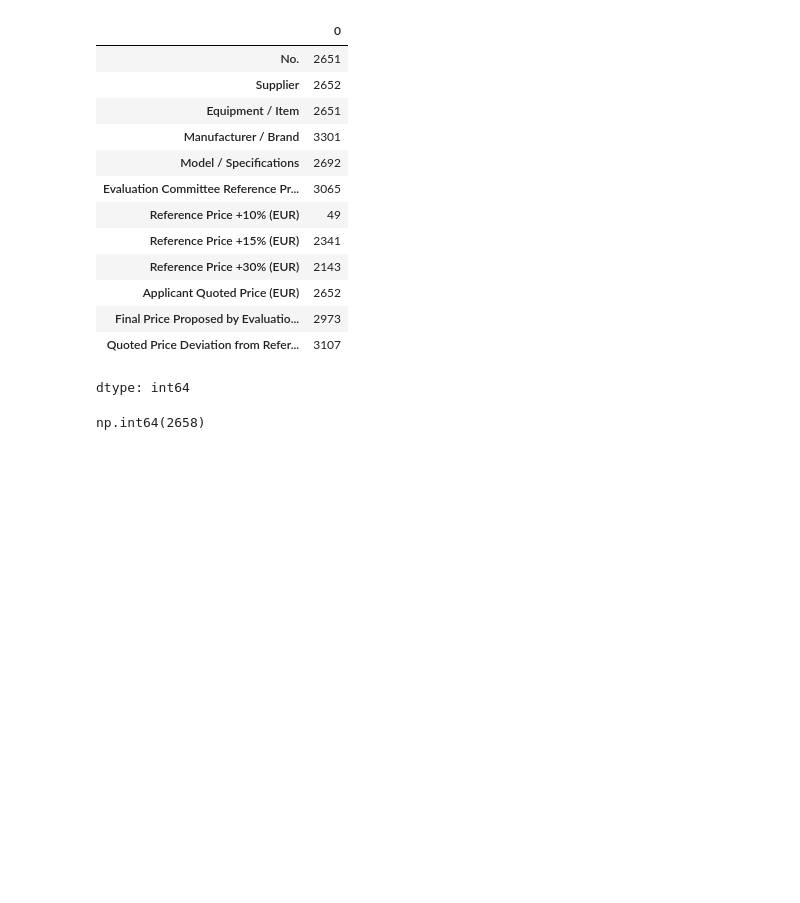
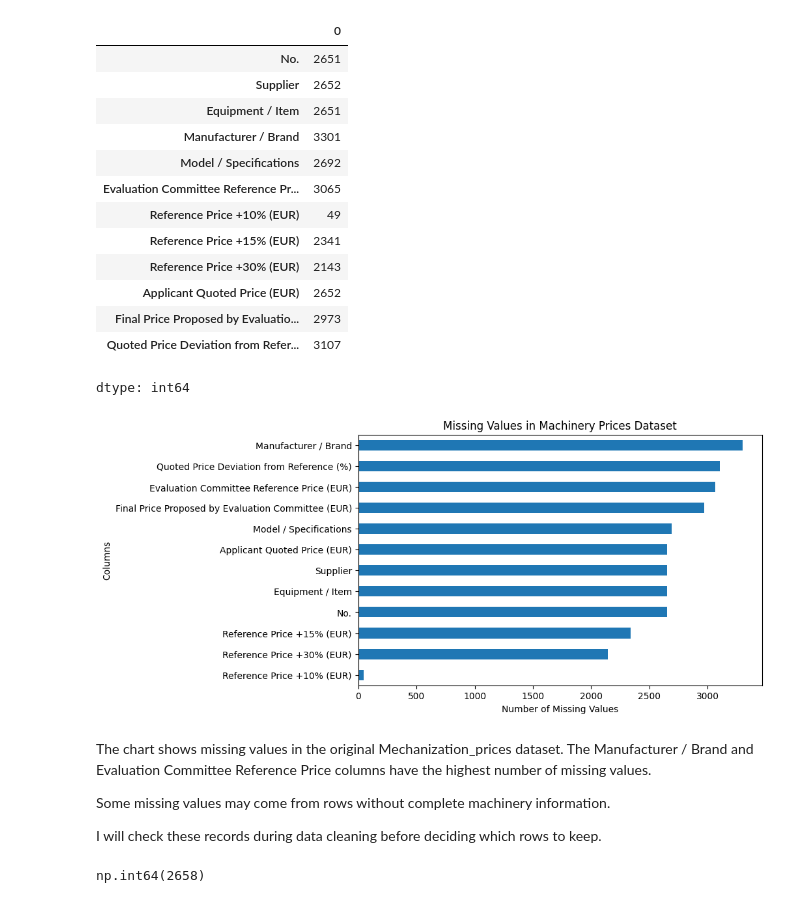
Before and after one commit to milatovicdanka90-maker/dsb_capstone, a Jupyter notebook: 01_EDA.ipynb, the cells around one changed output. Saved outputs shown, nothing was run; the diff lists cells and outputs as text; code cells hidden in the pictures; blank space fills up the shorter version.

```diff
--- a/01_EDA.ipynb
+++ b/01_EDA.ipynb
@@ -84,6 +85,27 @@ prices.isnull().sum()
 | Final Price Proposed by Evaluatio... | 2973 |
 | Quoted Price Deviation from Refer... | 3107 |
 dtype: int64
+# %%
+# Missing values visualization
+
+missing = prices.isnull().sum()
+
+plt.figure(figsize=(8, 5))
+
+missing.sort_values().plot(kind="barh")
+
+plt.title("Missing Values in Machinery Prices Dataset")
+plt.xlabel("Number of Missing Values")
+plt.ylabel("Columns");
+# %% [output]
+[figure, added]
+# %% [markdown]
+The chart shows missing values in the original Mechanization_prices dataset.
+The Manufacturer / Brand and Evaluation Committee Reference Price columns have the highest number of missing values.
+
+Some missing values may come from rows without complete machinery information.
+
+I will check these records during data cleaning before deciding which rows to keep.
 # %%
 prices.duplicated().sum()
 # %% [output]
```
Also changed, not shown: parts of 25 cells of this notebook.
